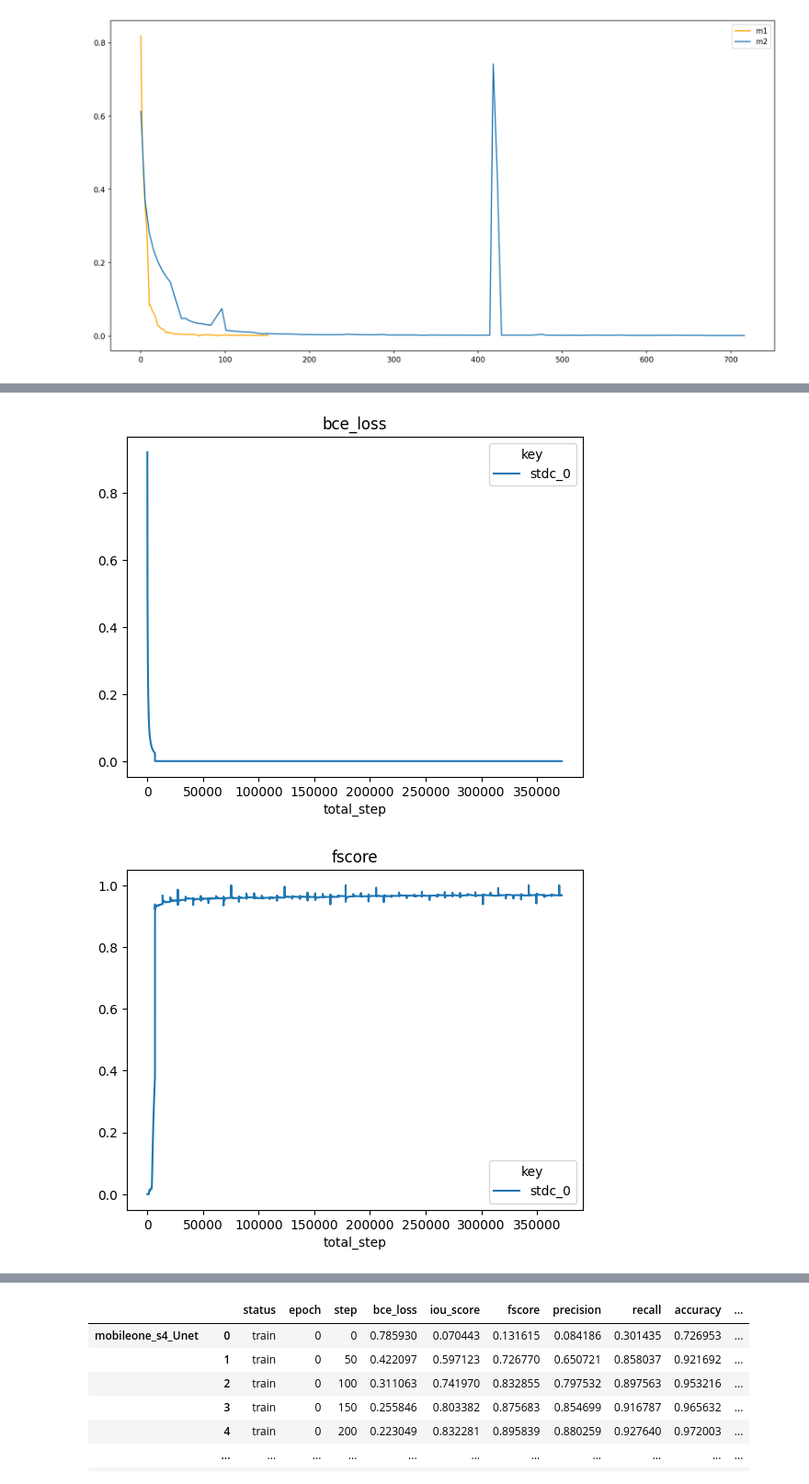
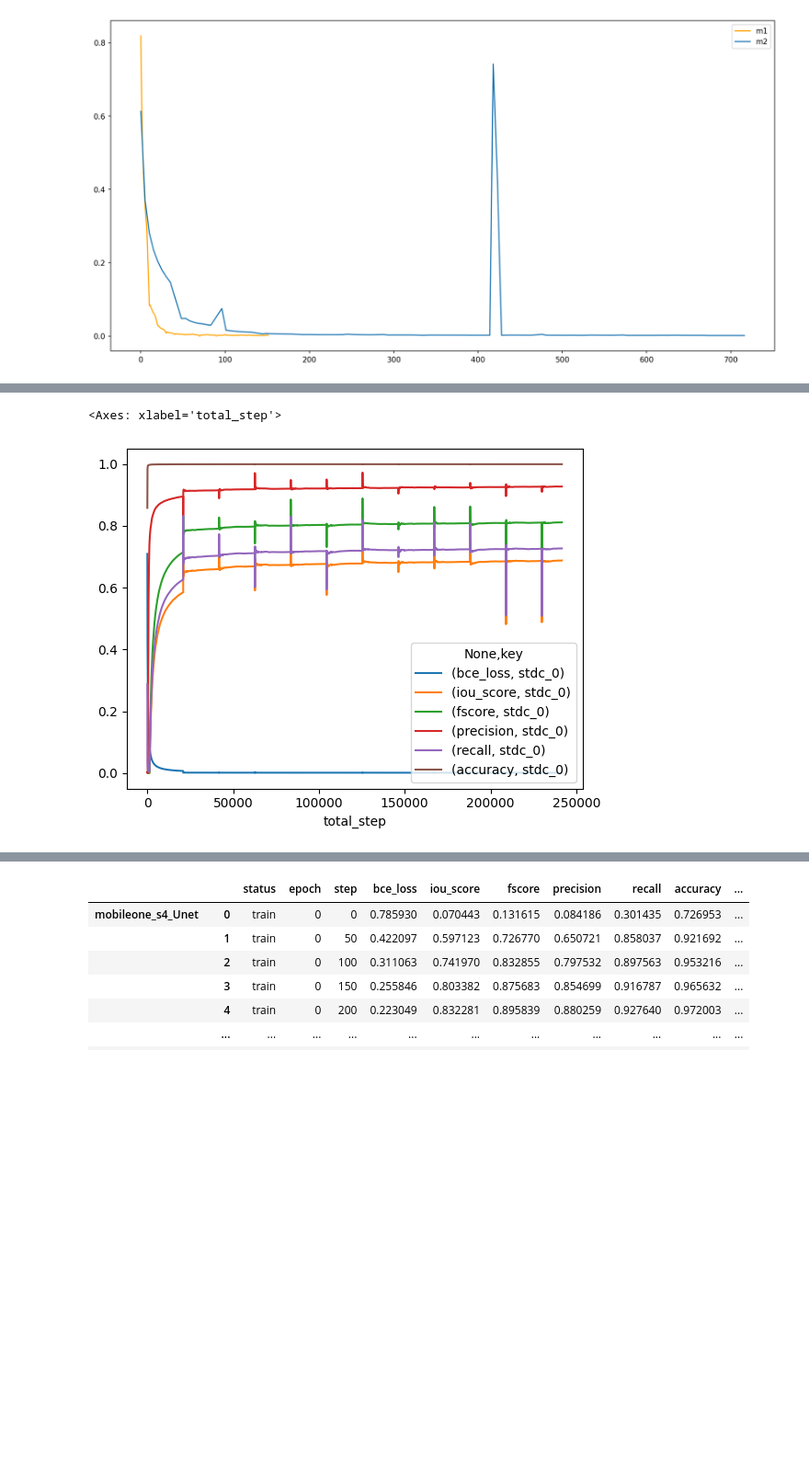
Before and after one commit to dulicui742/segmentation_models.pytorch, a Jupyter notebook: examples/logs_analysis.ipynb, the cells around one changed output, grey strips where cells are left out. Shown at 92% size. Cells and saved outputs as stored; diff of their text form; code cells hidden in the pictures; blank space fills up the shorter version.

```diff
--- a/examples/logs_analysis.ipynb
+++ b/examples/logs_analysis.ipynb
@@ -350,9 +350,12 @@ log_files = [
 #         "D:\project\TrueHealth\git\segmentation_models.pytorch\output\logs\\tu-regnety_040_MANet_rotated\\tu-regnety_040_MANet_rotated_logs_0329_182350.json"
 
 #         "D:\project\TrueHealth\git\segmentation_models.pytorch\output\logs\efficientnet-b4_Unet_normal-rotated\efficientnet-b4_Unet_normal-rotated_logs_0404_183653.json"
-#             "D:\share\stdc\stdc2_Unet_clip-rotated_logs_0331_163802.json"，
+#             "D:\share\stdc\stdc2_Unet_clip-rotated_logs_0331_163802.json",
+#             "D:\share\stdc\stdc2_MANet_clip-rotated_logs_0407_170724.json",
 
-    "D:\share\stdc\stdc2_Unet_clip_rotated_logs_0407_111627.json", ## 小球
+#     "D:\share\stdc\stdc2_Unet_clip_rotated_logs_0407_111627.json", ## 小球
+
+    "D:\share\stdc\stdc2_Unet_clip-rotated_logs_0410_181552.json", ## ds8x zhiqiguan
 ]
 
 df_list = []
@@ -388,12 +391,12 @@ for model_name, df in zip(model_names, df_list):
 DF = pd.concat(df_epoch_list, keys=ex_keys)
 DFGroup = DF.groupby(['epoch','key'])
 
-for metric in ["bce_loss", "fscore", "iou_score"]: #, "fscore", "recall", "precision", "accuracy"]:
-    DFGPlot = DFGroup.sum().unstack('key').plot(kind='line', y=metric, title =metric)
+# for metric in ["bce_loss", "fscore", "iou_score"]: #, "fscore", "recall", "precision", "accuracy"]:
+#     DFGPlot = DFGroup.sum().unstack('key').plot(kind='line', y=metric, title =metric)
 
-# ddff = DFGroup.sum().unstack('key')
-# # ddff = ddff.drop("total_step", axis=1)
-# ddff = ddff.drop("step", axis=1)
-# ddff.plot(kind="line")
+ddff = DFGroup.sum().unstack('key')
+# ddff = ddff.drop("total_step", axis=1)
+ddff = ddff.drop("step", axis=1)
+ddff.plot(kind="line")
 # %% [output]
 ['stdc_0']
@@ -419,12 +421,14 @@ log_files = [
 # #         "D:\project\TrueHealth\git\segmentation_models.pytorch\output\logs\mobileone_s4_Unet\mobileone_s4_logs_0315.json",
 #         "D:\project\TrueHealth\git\segmentation_models.pytorch\output\logs\mobileone_s4_Unet\mobileone_s4_Unet_logs_0322_183333.json"
 
-    "D:\share\stdc\stdc2_Unet_clip_rotated_logs_0407_111627.json",
+#     "D:\share\stdc\stdc2_Unet_clip_rotated_logs_0407_111627.json", ## 小球
+
+    "D:\share\stdc\stdc2_Unet_clip-rotated_logs_0410_181552.json", ## ds8x zhiqiguan
 
     ]
 # steps_per_epoch = 396 ##根据数据及batch-size计算出来的
-# steps_per_epoch = 20904
-steps_per_epoch = 6852
+steps_per_epoch = 20904
+# steps_per_epoch = 6852
 df_list = []
 model_names = []
 ## differnet experiment
@@ -447,38 +451,38 @@ for idx, file in enumerate(log_files):
 
 df_epoch_list = []
 ex_keys = []
 for model_name, df_tmp in zip(model_names, df_list):
     df_tmp = df_tmp[df_tmp["step"] % 50 == 0]
     df_tmp = df_tmp.reset_index()
     df_tmp = df_tmp.drop("index", axis=1)
     df_tmp["total_step"] = df_tmp["step"]
     df_tmp["total_step"] = df_tmp.apply(
         lambda x: myfunction(x["epoch"]*steps_per_epoch,  x['step']),
         axis=1
     )
     df_dst = df_tmp
     # df_dst = mean_of_epoch(df)
 #     key = 'trail{}'. format(idx)
     key = model_name
     df_dst.loc[:, "key"] = key
     ex_keys.append(key)
     df_epoch_list.append(df_dst)
 
 DF = pd.concat(df_epoch_list, keys=ex_keys)
 # DFGroup = DF.groupby(['total_step','key'])
 DFGroup = DF.groupby(['total_step', "key"])
 # DF1 = DF.drop(["epoch", "step", "status"], axis=1)
 # DFGroup = DF1.groupby(['total_step','key'])
 
-for metric in ["bce_loss", "fscore", "recall"]: #, "fscore", "recall", "precision", "accuracy"]:
-    DFGPlot = DFGroup.sum().unstack('key').plot(kind='line', y=metric, title =metric)
+# for metric in ["bce_loss", "fscore", "recall"]: #, "fscore", "recall", "precision", "accuracy"]:
+#     DFGPlot = DFGroup.sum().unstack('key').plot(kind='line', y=metric, title =metric)
 
 # DFGPlot = DFGroup.sum().unstack('key').plot(kind='line')
 # ddff = DFGroup.sum().unstack('key')
-# ddff = DFGroup.sum().unstack('key')
-# ddff = ddff.drop("epoch", axis=1)
-# ddff = ddff.drop("step", axis=1)
-# ddff.plot(kind="line")
+ddff = DFGroup.sum().unstack('key')
+ddff = ddff.drop("epoch", axis=1)
+ddff = ddff.drop("step", axis=1)
+ddff.plot(kind="line")
 # %% [output]
+<Axes: xlabel='total_step'>
-[figure, old version]
+[figure, new version]
-[figure, removed]
```
Also changed, not shown: parts of 2 cells of this notebook, 6 other files.
